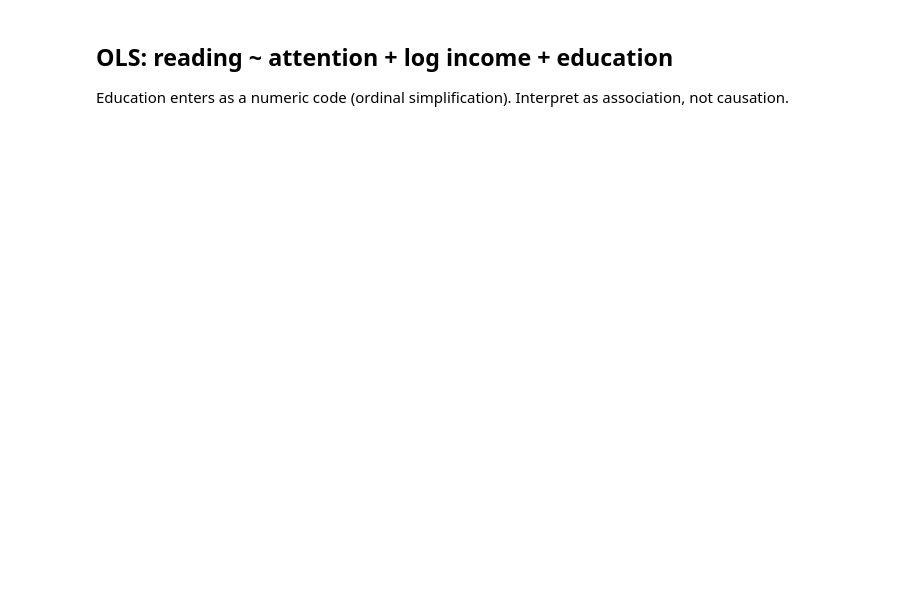
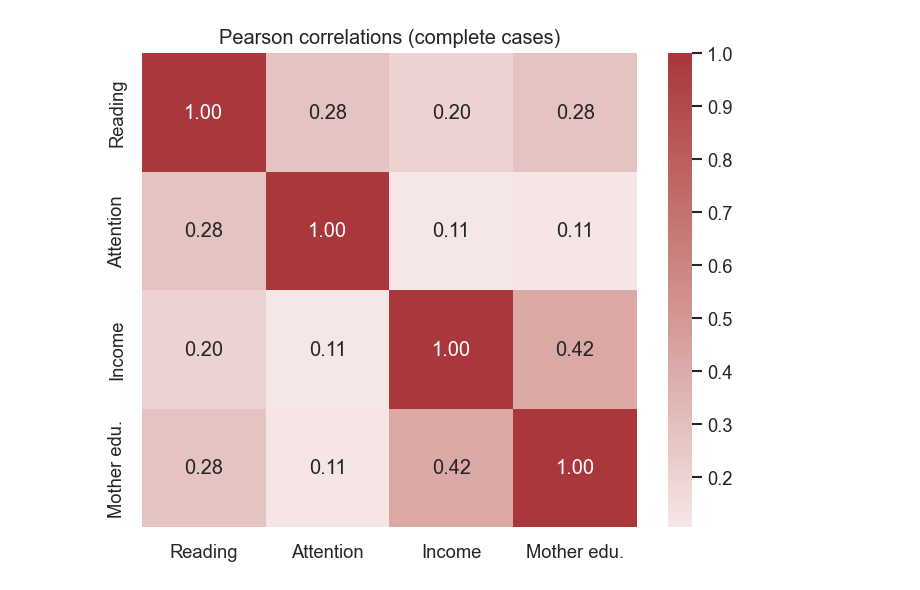
Before and after one commit to adam-zhu1/child-development-analysis, a Jupyter notebook: notebooks/analysis.ipynb, the cells around one changed output. Saved outputs shown, nothing was run; the diff lists cells and outputs as text; code cells hidden in the pictures; blank space fills up the shorter version.

```diff
--- a/notebooks/analysis.ipynb
+++ b/notebooks/analysis.ipynb
@@ -45,0 +142,26 @@ corr
+# %%
+cols = [
+    "reading_standard_score",
+    "focused_attention_score",
+    "mother_household_income",
+    "mother_education",
+]
+labels = ["Reading", "Attention", "Income", "Mother edu."]
+
+corr = df[cols].corr()
+r_display = corr.copy()
+r_display.index = labels
+r_display.columns = labels
+
+rows = []
+for i, a in enumerate(cols):
+    for j, b in enumerate(cols):
+        if j <= i:
+            continue
+        r, p = stats.pearsonr(df[a], df[b])
+        rows.append({"var_a": labels[i], "var_b": labels[j], "r": r, "p_value": p})
+pearson_tbl = pd.DataFrame(rows)
+print("Correlation matrix:")
+display(r_display.round(3))
+print("\nPairwise Pearson r and two-sided p-values:")
+display(pearson_tbl.assign(r=lambda t: t["r"].round(3), p_value=lambda t: t["p_value"].apply(lambda x: f"{x:.2e}" if x < 1e-4 else round(x, 4))))
@@ -46,11 +183,10 @@ corr
 # %%
-fig, ax = plt.subplots(figsize=(5.5, 4.5))
-sns.heatmap(corr, annot=True, fmt=".2f", cmap="vlag", center=0, ax=ax)
-ax.set_title("Pearson correlations")
+fig, ax = plt.subplots(figsize=(5.8, 4.8))
+sns.heatmap(corr, annot=True, fmt=".2f", cmap="vlag", center=0, ax=ax,
+            xticklabels=labels, yticklabels=labels)
+ax.set_title("Pearson correlations (complete cases)")
 plt.tight_layout()
 fig.savefig(FIG_DIR / "corr_heatmap.png", dpi=150)
 plt.show()
+# %% [output]
+[figure, added]
-# %% [markdown]
-## OLS: reading ~ attention + log income + education
-
-Education enters as a numeric code (ordinal simplification). Interpret as association, not causation.
```
Also changed, not shown: parts of 36 cells of this notebook, 8 other files.
